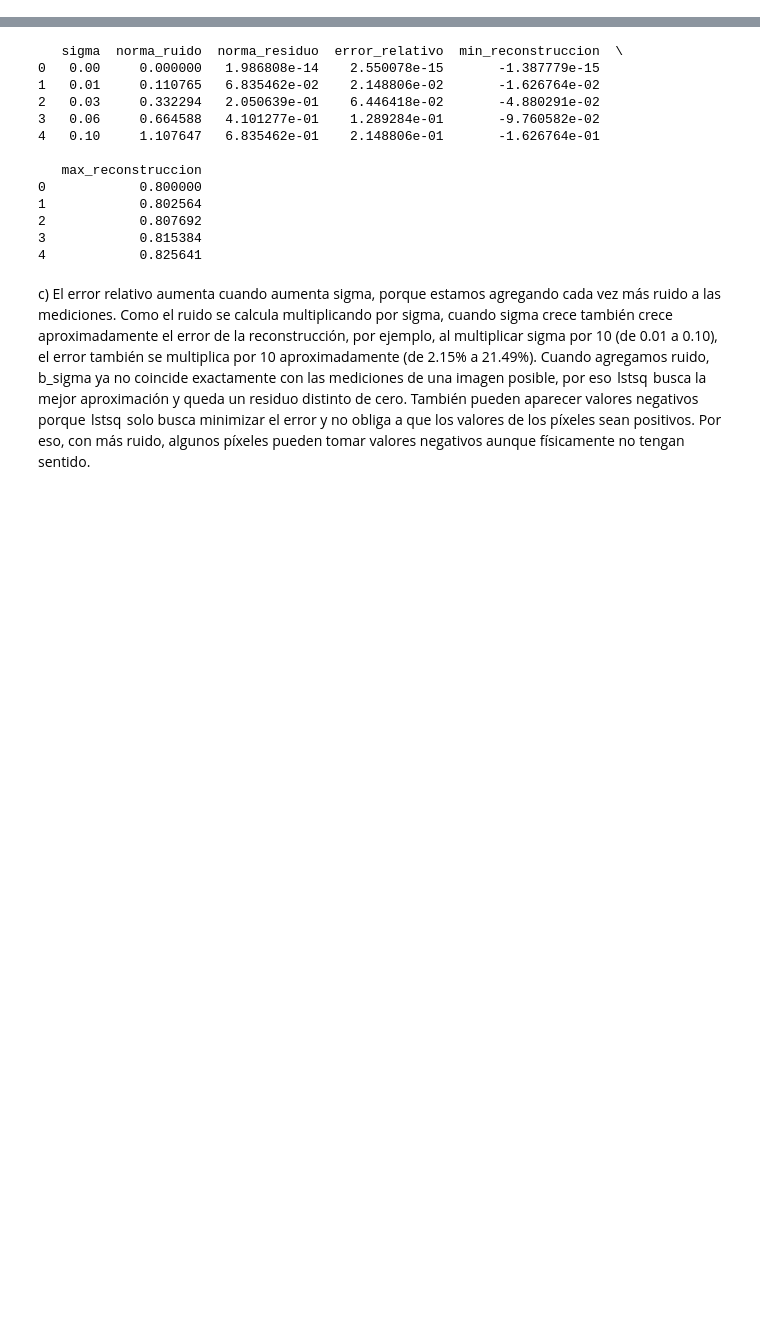
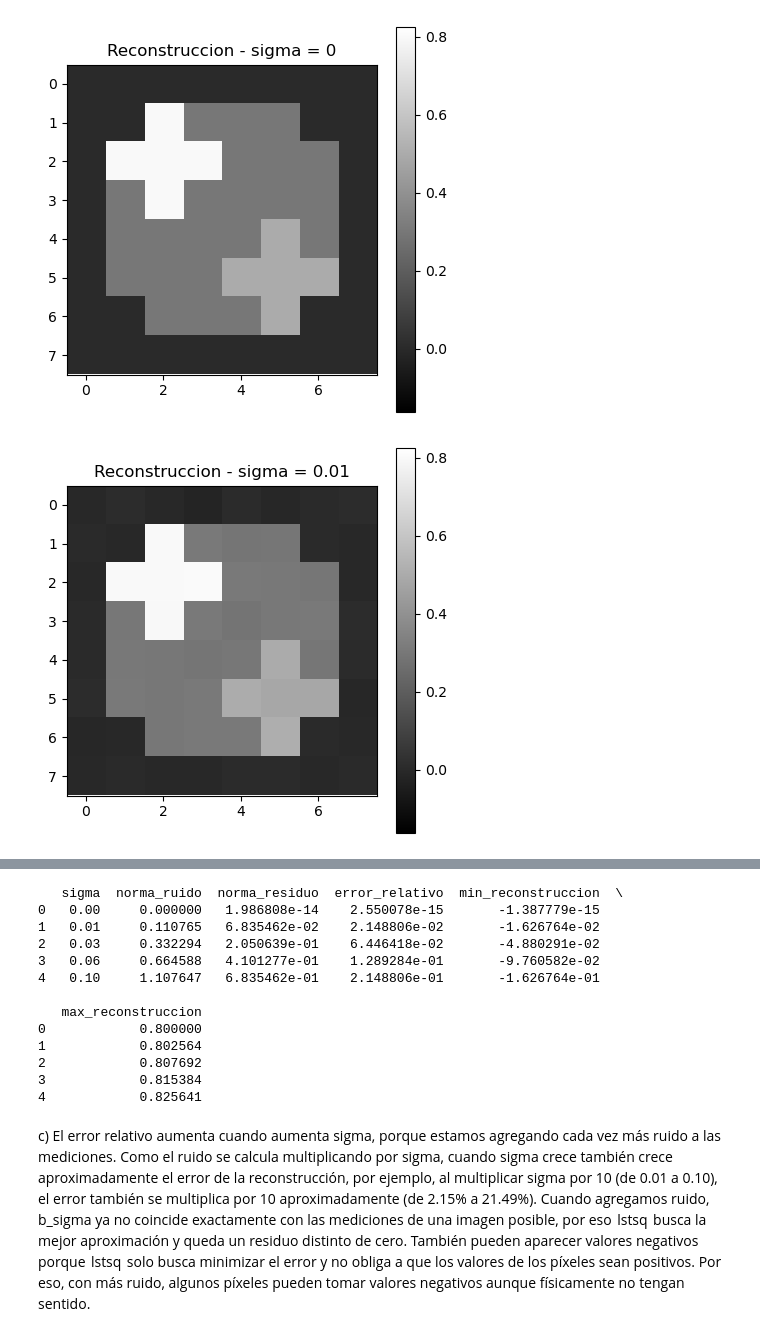
Before and after one commit to franixd/tp_metodos, a Jupyter notebook: ejercicio6.ipynb, the cells around one changed output, grey strips where cells are left out. Drawn from its saved outputs; the diff is of its cells as text; code cells hidden in the pictures; blank space fills up the shorter version.

```diff
--- a/ejercicio6.ipynb
+++ b/ejercicio6.ipynb
@@ -143,30 +143,52 @@ sigmas = [0, 0.01, 0.03, 0.06, 0.10]
 b_sigma = {}
 for sigma in sigmas:
     eta = sigma * escala * z
     b_sigma[sigma] = b7 + eta
 
 def residuo(Ak, bk, xk_hat, x_fantoma):
     resk = bk - Ak@xk_hat
     norma_resk = np.linalg.norm(resk)
     error_relativo = np.linalg.norm(xk_hat - x_fantoma) / np.linalg.norm(x_fantoma)
     return norma_resk, error_relativo
 
 resultados_ruido = []
 for sigma in sigmas:
     b = b_sigma[sigma]
     x_hat_sigma = reconstruir(A7, b)
     norma_ruido = np.linalg.norm(b - b7)
     norma_res, error_rel = residuo(A7, b, x_hat_sigma, x_fantoma)
     resultados_ruido.append({
         "sigma": sigma,
         "norma_ruido": norma_ruido,
         "norma_residuo": norma_res,
         "error_relativo": error_rel,
         "min_reconstruccion": x_hat_sigma.min(),
         "max_reconstruccion": x_hat_sigma.max(),
         "x_hat": x_hat_sigma
     })
 
+reconstrucciones = {}
+
+for sigma in sigmas:
+    b = b_sigma[sigma]
+    x_hat_sigma = reconstruir(A7, b)
+    reconstrucciones[sigma] = x_hat_sigma
+
+vmin = min(np.min(x_hat) for x_hat in reconstrucciones.values())
+vmax = max(np.max(x_hat) for x_hat in reconstrucciones.values())
+
+# visualizar reconstrucciones
+for sigma in sigmas:
+    X_hat = reconstrucciones[sigma].reshape(8, 8)
+
+    plt.figure(figsize=(5, 5))
+    plt.imshow(X_hat, cmap="gray", vmin=vmin, vmax=vmax)
+    plt.title(f"Reconstruccion - sigma = {sigma}")
+    plt.colorbar()
+    plt.show()
+
 tabla_ruido = pd.DataFrame(resultados_ruido)
 print(tabla_ruido[["sigma", "norma_ruido", "norma_residuo", "error_relativo", "min_reconstruccion", "max_reconstruccion"]])
 # %% [output]
+[figure, added]
+[figure, added]
```
Also changed, not shown: parts of 1 cell of this notebook, 6 other files.
